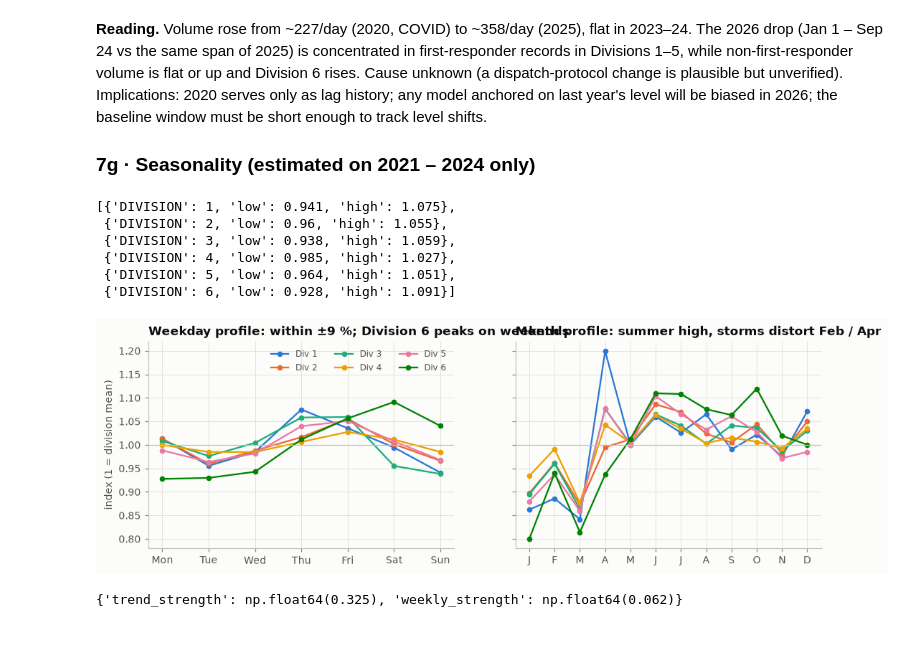
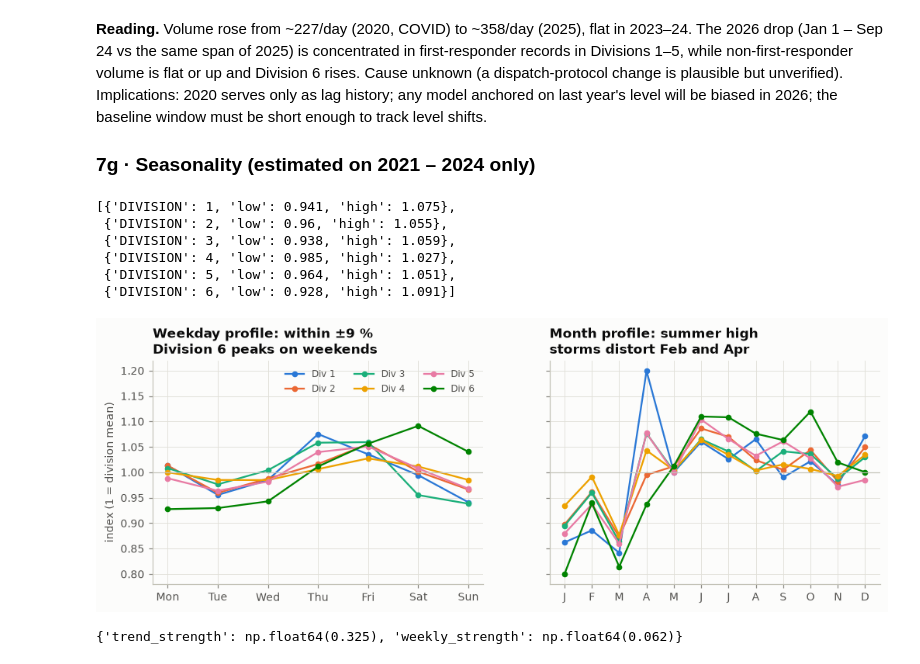
Before and after one commit to abouganemi/ycit440-sim-forecast, a Jupyter notebook: notebooks/01_eda.ipynb, the cells around one changed output. Drawn from its saved outputs; the diff is of its cells as text; code cells hidden in the pictures; blank space fills up the shorter version.

```diff
--- a/notebooks/01_eda.ipynb
+++ b/notebooks/01_eda.ipynb
@@ -999,36 +999,36 @@ for k in TARGET_DIVISIONS:
         s["weekday"],
         s["index"],
         marker="o",
         markersize=4,
         color=DIV_COLOR[k],
         label=f"Div {k}",
     )
     s = moy.filter(pl.col("DIVISION") == k)
     axes[1].plot(s["month"], s["index"], marker="o", markersize=4, color=DIV_COLOR[k])
 axes[0].set_xticks(range(1, 8), ["Mon", "Tue", "Wed", "Thu", "Fri", "Sat", "Sun"])
 axes[1].set_xticks(range(1, 13), list("JFMAMJJASOND"))
 axes[0].axhline(1, color=AXIS, lw=0.8)
 axes[1].axhline(1, color=AXIS, lw=0.8)
 axes[0].set_ylabel("index (1 = division mean)")
-axes[0].set_title("Weekday profile: within ±9 %; Division 6 peaks on weekends")
-axes[1].set_title("Month profile: summer high, storms distort Feb / Apr")
+axes[0].set_title("Weekday profile: within ±9 %\nDivision 6 peaks on weekends")
+axes[1].set_title("Month profile: summer high\nstorms distort Feb and Apr")
 axes[0].legend(ncol=3, fontsize=8)
 save(fig, "07_seasonality")
 R["weekday_index_range"] = (
     dow.group_by("DIVISION")
     .agg(low=pl.col("index").min().round(3), high=pl.col("index").max().round(3))
     .sort("DIVISION")
     .to_dicts()
 )
 R["weekday_index_range"]
 # %% [output]
 [{'DIVISION': 1, 'low': 0.941, 'high': 1.075},
  {'DIVISION': 2, 'low': 0.96, 'high': 1.055},
  {'DIVISION': 3, 'low': 0.938, 'high': 1.059},
  {'DIVISION': 4, 'low': 0.985, 'high': 1.027},
  {'DIVISION': 5, 'low': 0.964, 'high': 1.051},
  {'DIVISION': 6, 'low': 0.928, 'high': 1.091}]
-[figure, old version]
+[figure, new version]
 # %%
 city_train = city.filter(pl.col("date").is_between(*TRAIN))
 y_city = city_train["n"].fill_null(strategy="forward").to_numpy().astype(float)
```
Also changed, not shown: 1 other file.
